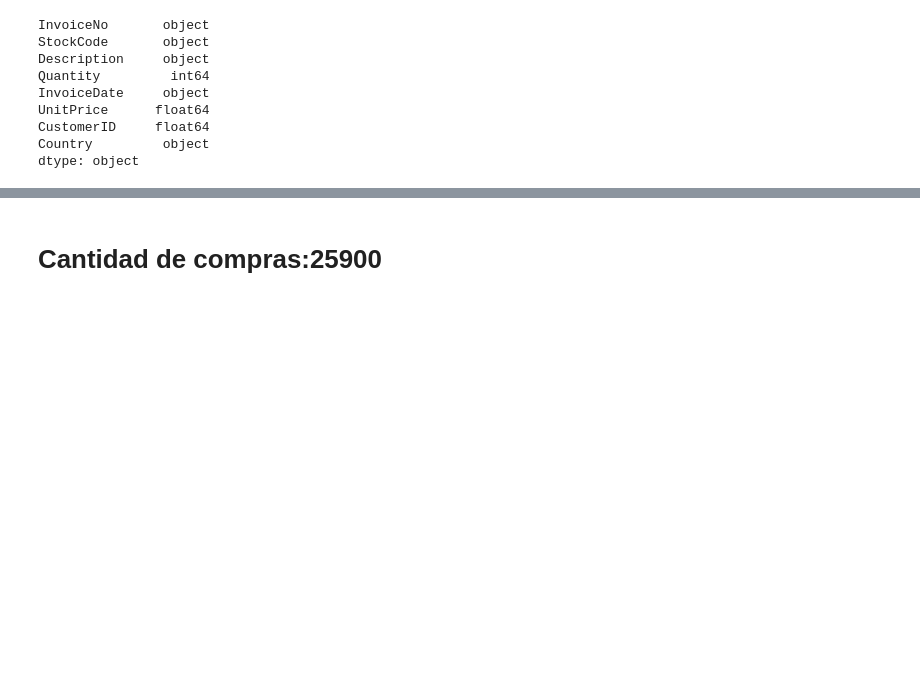
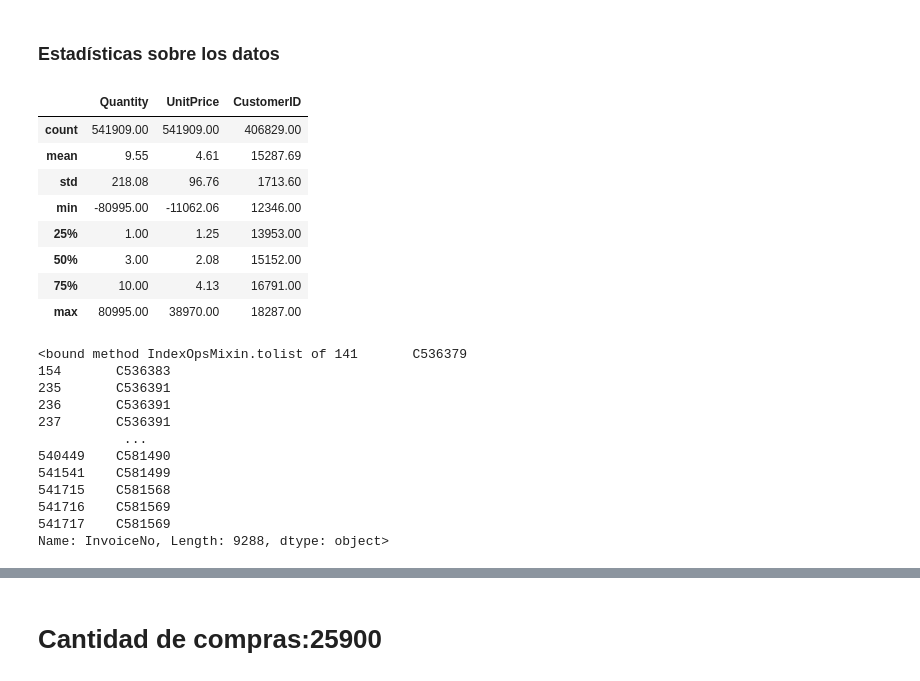
Before and after one commit to CabelloAlvaro/Proyecto_DS, a Jupyter notebook: Proyecto_final_Parte1_Alvaro_Cabello.ipynb, the cells around one changed output, grey strips where cells are left out. Cells and saved outputs as stored; diff of their text form; code cells hidden in the pictures; blank space fills up the shorter version.

```diff
--- a/Proyecto_final_Parte1_Alvaro_Cabello.ipynb
+++ b/Proyecto_final_Parte1_Alvaro_Cabello.ipynb
@@ -60,12 +89,32 @@ df_Datos.head(50)
+# %% [markdown]
+### Estadísticas sobre los datos
+# %%
+data.describe()
+# %% [output]
+|  | Quantity | UnitPrice | CustomerID |
+| count | 541909.00 | 541909.00 | 406829.00 |
+| mean | 9.55 | 4.61 | 15287.69 |
+| std | 218.08 | 96.76 | 1713.60 |
+| min | -80995.00 | -11062.06 | 12346.00 |
+| 25% | 1.00 | 1.25 | 13953.00 |
+| 50% | 3.00 | 2.08 | 15152.00 |
+| 75% | 10.00 | 4.13 | 16791.00 |
+| max | 80995.00 | 38970.00 | 18287.00 |
 # %%
-df_Datos.dtypes
+df_invoice = data
+df_invoice = df_invoice[df_invoice['InvoiceNo'].str.startswith('C')]
+delete_this_invoice = df_invoice['InvoiceNo'].tolist
+delete_this_invoice
 # %% [output]
-InvoiceNo       object
-StockCode       object
-Description     object
-Quantity         int64
-InvoiceDate     object
-UnitPrice      float64
-CustomerID     float64
-Country         object
-dtype: object
+<bound method IndexOpsMixin.tolist of 141       C536379
+154       C536383
+235       C536391
+236       C536391
+237       C536391
+           ...
+540449    C581490
+541541    C581499
+541715    C581568
+541716    C581569
+541717    C581569
+Name: InvoiceNo, Length: 9288, dtype: object>
```
Also changed, not shown: parts of 31 cells of this notebook.
